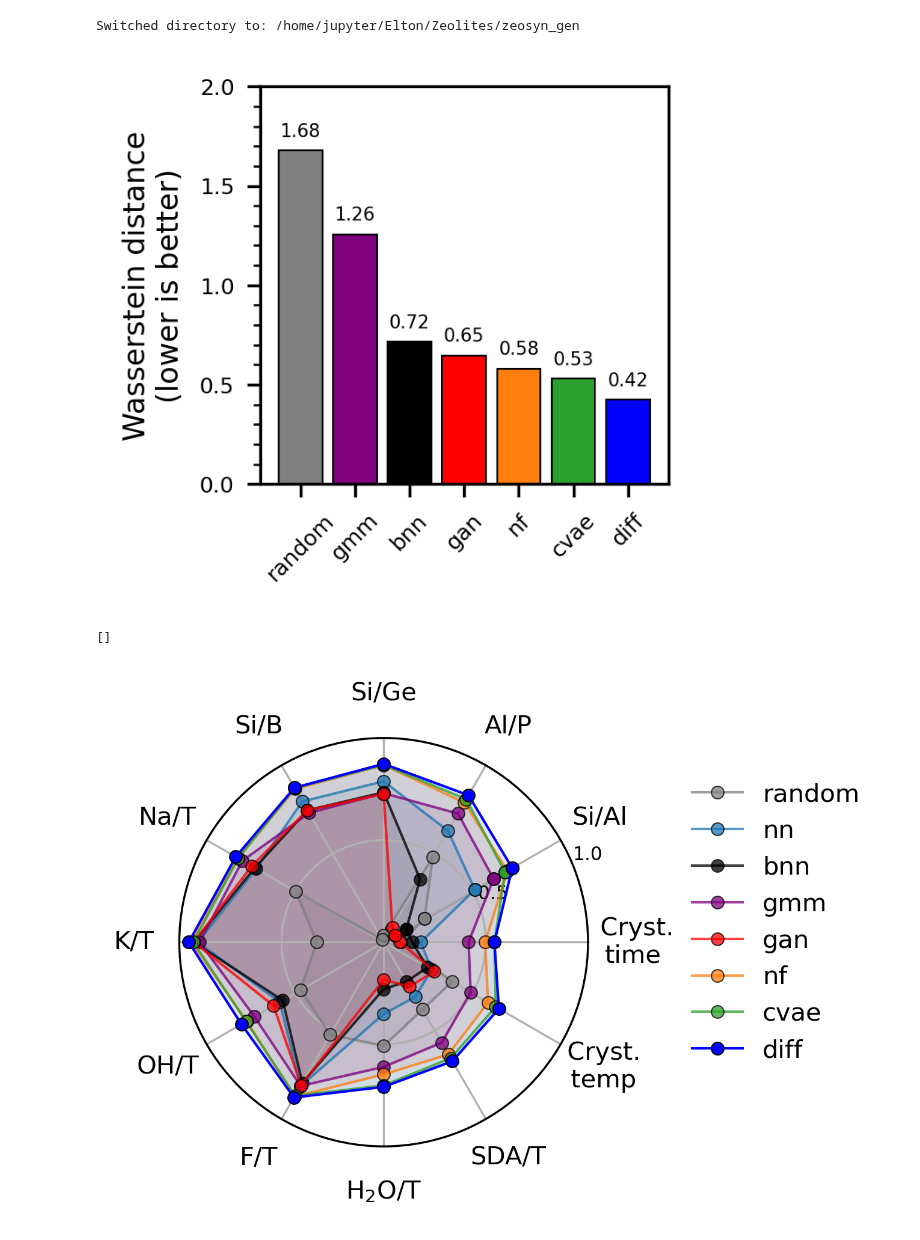
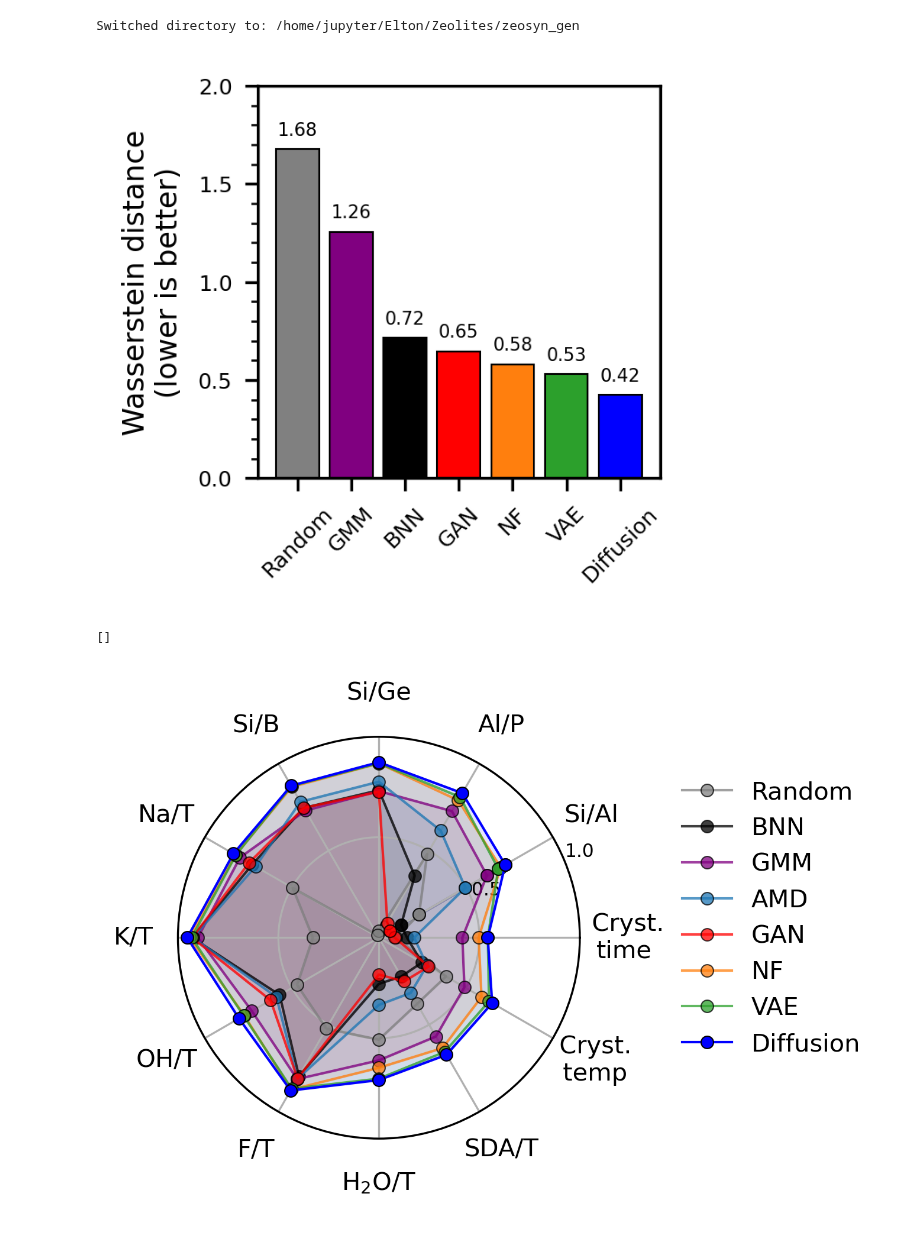
Before and after one commit to eltonpan/zeosyn_gen, a Jupyter notebook: notebooks/compare_model_metrics.ipynb, the cells around one changed output. Saved outputs shown, nothing was run; the diff lists cells and outputs as text; code cells hidden in the pictures.

```diff
--- a/notebooks/compare_model_metrics.ipynb
+++ b/notebooks/compare_model_metrics.ipynb
@@ -28,6 +29,7 @@ syn_cols = dataset.ratio_names+dataset.cond_names
 prec_results = {}
 for model_type, fname, split in [
                                 ('random', 'v0', 'system'),
+                                ('amd', 'v0', 'system'),
                                 ('nn', 'v0', 'system'),
                                 ('bnn', 'v0', 'system'),
                                 ('gmm', 'v0', 'system'),
@@ -42,20 +44,26 @@ for model_type, fname, split in [
     rec_zeo_osda_df = pd.read_csv(f'runs/{model_type}/{split}/{fname}/rec_zeo_osda_df.csv')
     prec_zeo_osda_df_mean, rec_zeo_osda_df_mean = prec_zeo_osda_df.drop(columns=['zeo', 'osda']).mean(0), rec_zeo_osda_df.drop(columns=['zeo', 'osda']).mean(0)
     f1_zeo_osda_df_mean = pd.DataFrame((prec_zeo_osda_df_mean.to_numpy()+rec_zeo_osda_df_mean.to_numpy())/2, index=syn_cols)
+    with open(f'runs/{model_type}/{split}/{fname}/reg_zeo_osda.json') as f:
+        reg_zeo_osda = json.load(f)
 
-    prec_results[model_type] = {'wsd': wsd_zeo_osda_df_mean, 'f1': f1_zeo_osda_df_mean,'prec': prec_zeo_osda_df_mean, 'rec': rec_zeo_osda_df_mean}
+    prec_results[model_type] = {'wsd': wsd_zeo_osda_df_mean, 'f1': f1_zeo_osda_df_mean,'prec': prec_zeo_osda_df_mean, 'rec': rec_zeo_osda_df_mean, 'reg': reg_zeo_osda}
 # %%
-# Data
-model2color = {'random': 'grey',
-                # 'nn': 'tab:blue',
-                'gmm': 'purple',
-                'bnn': 'black',
-                'gan': 'red', 'nf': 'tab:orange', 'cvae': 'tab:green', 'diff': 'blue'}
-categories = model2color.keys()
-values = [prec_results[x]['wsd'] for x in categories]
+# Wasserstein distance
+model2specs = {
+    'random': {'c': 'grey', 'n': 'Random'},
+    'gmm': {'c': 'purple', 'n': 'GMM'},
+    'bnn': {'c': 'black', 'n': 'BNN'},
+    'gan': {'c': 'red', 'n': 'GAN'},
+    'nf': {'c': 'tab:orange', 'n': 'NF'},
+    'cvae': {'c': 'tab:green', 'n':'VAE'},
+    'diff': {'c': 'blue', 'n': 'Diffusion'}
+}
+categories = [m['n'] for m in model2specs.values()]
+values = [prec_results[x]['wsd'] for x in model2specs.keys()]
 
 plt.figure(figsize=(2, 2), dpi=300)
-plt.bar(categories, values, color=model2color.values(), linewidth=0.5, edgecolor='black')
+plt.bar(categories, values, color=[m['c'] for m in model2specs.values()], linewidth=0.5, edgecolor='black')
 
 for i in range(len(values)):
     plt.text(i, values[i]+0.07, round(values[i],2), ha = 'center', fontsize=5)
@@ -70,20 +78,28 @@ plt.ylim(0., 2.0)
 # plt.savefig('figs/wsd.pdf', bbox_inches='tight')
 plt.show()
 # %% [output]
-[figure, old version]
+[figure, new version]
 # %%
+# Coverage
 metric = 'f1' # 'f1', 'prec', 'rec'
 
 # Creating a new figure and setting up the resolution
 fig = plt.figure(figsize=(3,3),dpi=300)
 
-model2color = {
-    'random': 'grey',
-    'nn': 'tab:blue',
-    'bnn': 'black', 'gmm': 'purple', 'gan': 'red', 'nf': 'tab:orange', 'cvae': 'tab:green', 'diff': 'blue'}
+model2specs = {
+    'random': {'c': 'grey', 'n': 'Random'},
+    # 'nn': {'c': 'tab:brown', 'n': 'NN'},
+    'bnn': {'c': 'black', 'n': 'BNN'},
+    'gmm': {'c': 'purple', 'n': 'GMM'},
+    'amd': {'c': 'tab:blue', 'n': 'AMD'},
+    'gan': {'c': 'red', 'n': 'GAN'},
+    'nf': {'c': 'tab:orange', 'n': 'NF'},
+    'cvae': {'c': 'tab:green', 'n':'VAE'},
+    'diff': {'c': 'blue', 'n': 'Diffusion'}
+}
 ax = fig.add_subplot(projection='polar')
 
-for model_type in model2color.keys():
+for model_type in model2specs.keys():
 
     r=prec_results[model_type][metric]
     # r=prec_results[model_type][metric]/prec_results['diff'][metric] # normed by diff
@@ -91,34 +107,34 @@ for model_type in model2color.keys():
 
     if type(r) == pd.Series:
         r = pd.DataFrame(r)
 
     r_ = pd.concat([r, r.iloc[0]])
     theta_ = theta.tolist()+[theta.tolist()[0]]
 
     # plotting the polar coordinates on the system
     if model_type == 'diff':
         alpha = 1.
         linewidth = 1.
     else:
         alpha = 0.75
         linewidth = 1
-    plt.polar(theta_, r_ ,marker='o', markersize=5, linewidth=linewidth, color=model2color[model_type], markeredgecolor='black', markeredgewidth=0.5, label=model_type, alpha=alpha)
+    plt.polar(theta_, r_ ,marker='o', markersize=5, linewidth=linewidth, color=model2specs[model_type]['c'], markeredgecolor='black', markeredgewidth=0.5, label=model2specs[model_type]['n'], alpha=alpha)
     if model_type == 'diff':
-        plt.fill_between(theta_, [0.]*len(theta_), r_.values.squeeze(), color=model2color[model_type], alpha=0.1)
+        plt.fill_between(theta_, [0.]*len(theta_), r_.values.squeeze(), color=model2specs[model_type]['c'], alpha=0.1)
     else:
-        plt.fill_between(theta_, [0.]*len(theta_), r_.values.squeeze(), color=model2color[model_type], alpha=0.1)
+        plt.fill_between(theta_, [0.]*len(theta_), r_.values.squeeze(), color=model2specs[model_type]['c'], alpha=0.1)
 
 ax.set_xticklabels([])
 ax.set_xticks(ticks=theta, labels=['Si/Al', 'Al/P', 'Si/Ge', 'Si/B', 'Na/T', 'K/T', 'OH/T', 'F/T', 'H$_2$O/T', 'SDA/T', ' Cryst.\n temp', ' Cryst.\ntime'])
 ax.tick_params(pad=7.5)
 
 ax.set_yticklabels([])
 ax.set_yticks(ticks=[0., 0.5, 1.0], labels=[0, 0.5, 1.0],fontsize=7.5)
 
 ax.set_ylim(0., 1.)
 plt.legend(loc="lower left", bbox_to_anchor=(1.2, 0.15))
 # plt.savefig(f'figs/{metric}.pdf', bbox_inches='tight')
 plt.plot()
 # %% [output]
 []
-[figure, old version]
+[figure, new version]
```
Also changed, not shown: parts of 2 cells of this notebook, 29 other files.
